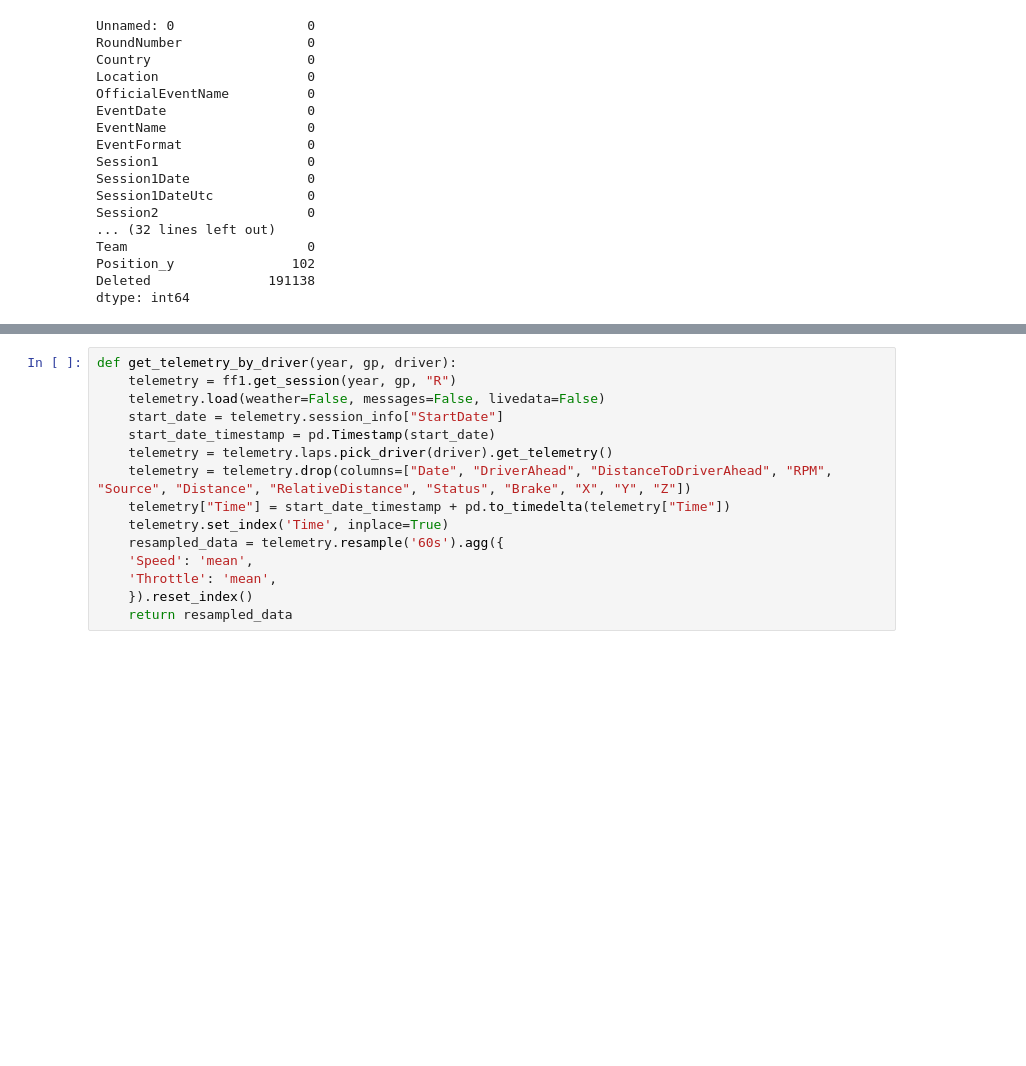
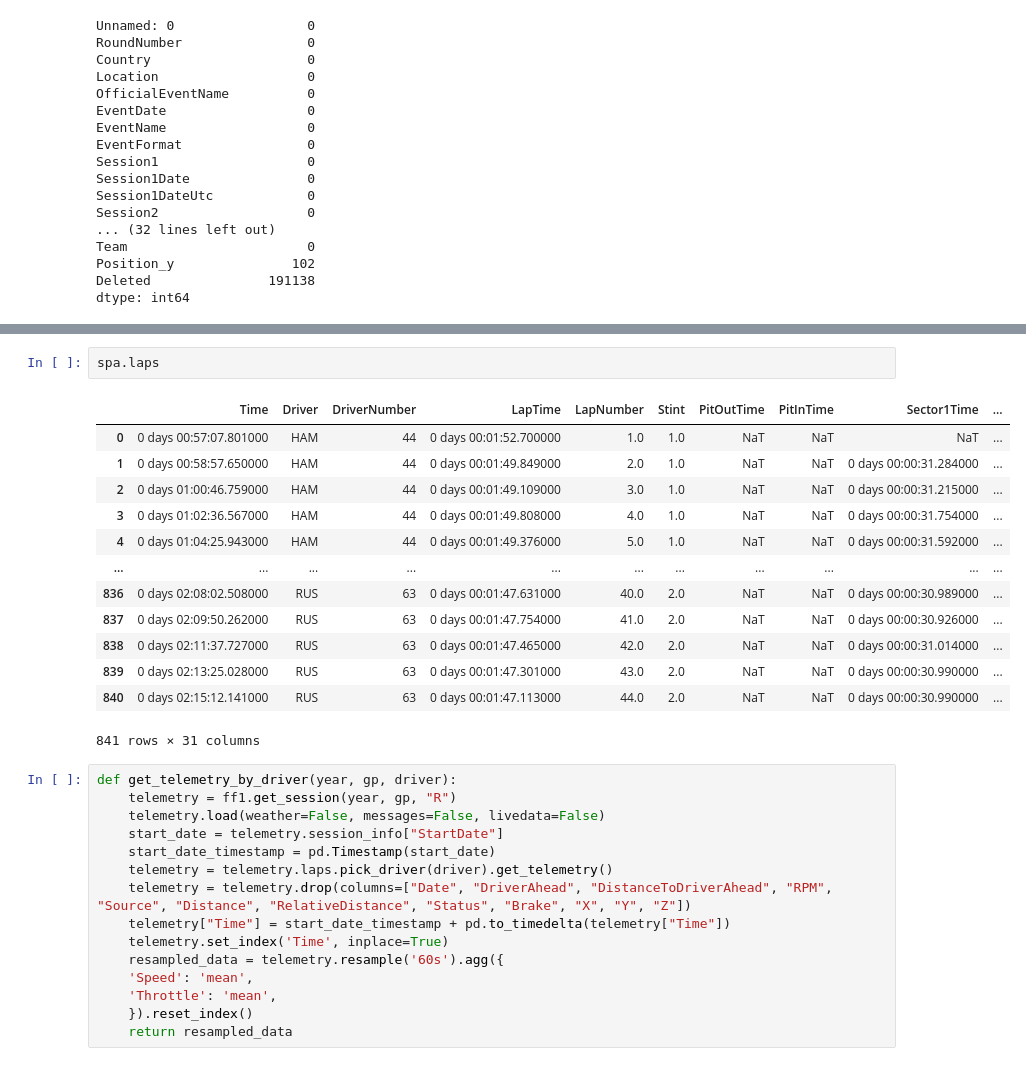
Before and after one commit to caiolacerdamt/f1-project, a Jupyter notebook: predict_win.ipynb, the cells around one changed output, grey strips where cells are left out. Saved outputs shown, nothing was run; the diff lists cells and outputs as text; blank space fills up the shorter version.

```diff
--- a/predict_win.ipynb
+++ b/predict_win.ipynb
@@ -270,3 +552,19 @@ dtype: int64
+# %%
+spa.laps
+# %% [output]
+|  | Time | Driver | DriverNumber | LapTime | LapNumber | Stint | PitOutTime | PitInTime | Sector1Time | ... |
+| 0 | 0 days 00:57:07.801000 | HAM | 44 | 0 days 00:01:52.700000 | 1.0 | 1.0 | NaT | NaT | NaT | ... |
+| 1 | 0 days 00:58:57.650000 | HAM | 44 | 0 days 00:01:49.849000 | 2.0 | 1.0 | NaT | NaT | 0 days 00:00:31.284000 | ... |
+| 2 | 0 days 01:00:46.759000 | HAM | 44 | 0 days 00:01:49.109000 | 3.0 | 1.0 | NaT | NaT | 0 days 00:00:31.215000 | ... |
+| 3 | 0 days 01:02:36.567000 | HAM | 44 | 0 days 00:01:49.808000 | 4.0 | 1.0 | NaT | NaT | 0 days 00:00:31.754000 | ... |
+| 4 | 0 days 01:04:25.943000 | HAM | 44 | 0 days 00:01:49.376000 | 5.0 | 1.0 | NaT | NaT | 0 days 00:00:31.592000 | ... |
+| ... | ... | ... | ... | ... | ... | ... | ... | ... | ... | ... |
+| 836 | 0 days 02:08:02.508000 | RUS | 63 | 0 days 00:01:47.631000 | 40.0 | 2.0 | NaT | NaT | 0 days 00:00:30.989000 | ... |
+| 837 | 0 days 02:09:50.262000 | RUS | 63 | 0 days 00:01:47.754000 | 41.0 | 2.0 | NaT | NaT | 0 days 00:00:30.926000 | ... |
+| 838 | 0 days 02:11:37.727000 | RUS | 63 | 0 days 00:01:47.465000 | 42.0 | 2.0 | NaT | NaT | 0 days 00:00:31.014000 | ... |
+| 839 | 0 days 02:13:25.028000 | RUS | 63 | 0 days 00:01:47.301000 | 43.0 | 2.0 | NaT | NaT | 0 days 00:00:30.990000 | ... |
+| 840 | 0 days 02:15:12.141000 | RUS | 63 | 0 days 00:01:47.113000 | 44.0 | 2.0 | NaT | NaT | 0 days 00:00:30.990000 | ... |
+841 rows × 31 columns
 # %%
 def get_telemetry_by_driver(year, gp, driver):
     telemetry = ff1.get_session(year, gp, "R")
```
Also changed, not shown: parts of 51 cells of this notebook.
